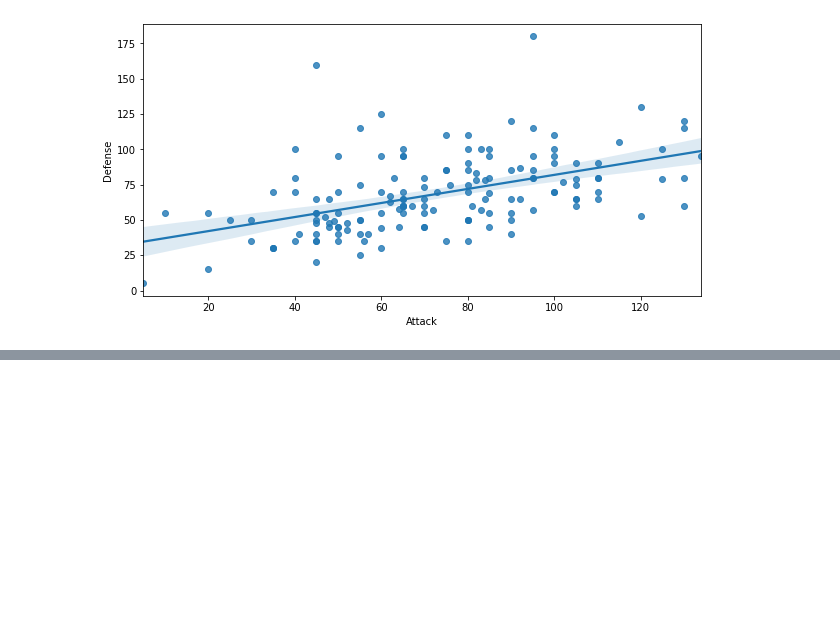
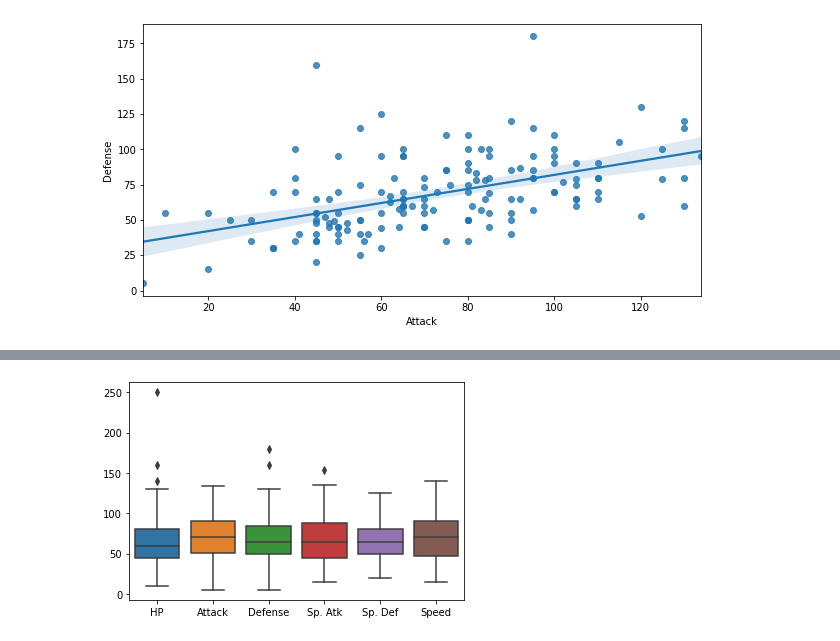
Before and after one commit to gargharshal/Learning-Notebooks, a Jupyter notebook: Seaborn/Seaborn-revision.ipynb, the cells around one changed output, grey strips where cells are left out. Cells and saved outputs as stored; diff of their text form; code cells hidden in the pictures; blank space fills up the shorter version.

```diff
--- a/Seaborn/Seaborn-revision.ipynb
+++ b/Seaborn/Seaborn-revision.ipynb
@@ -73,0 +86,5 @@ sns.lmplot(x = 'Attack', y = 'Defense', data = df,
+# %%
+# a better visual
+sns.boxplot(data = df.drop(['Total', 'Stage', 'Legendary'], axis = 1));
+# %% [output]
+[figure, added]
```
Also changed, not shown: parts of 5 cells of this notebook.
